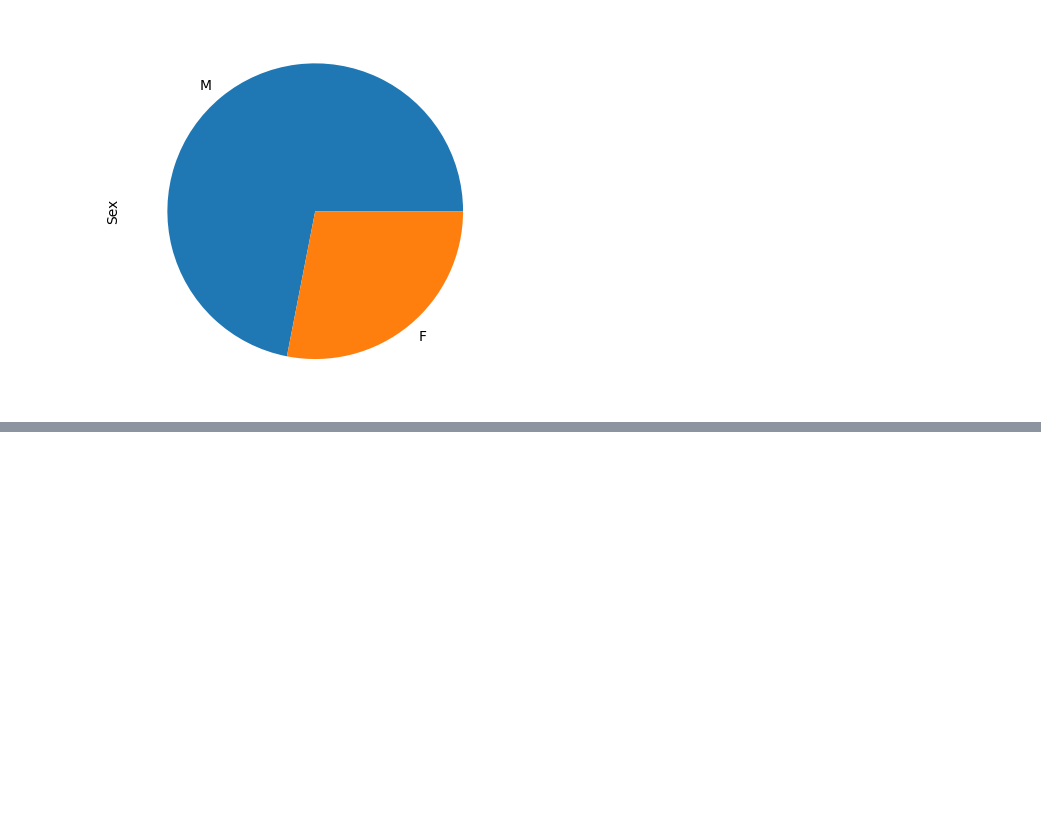
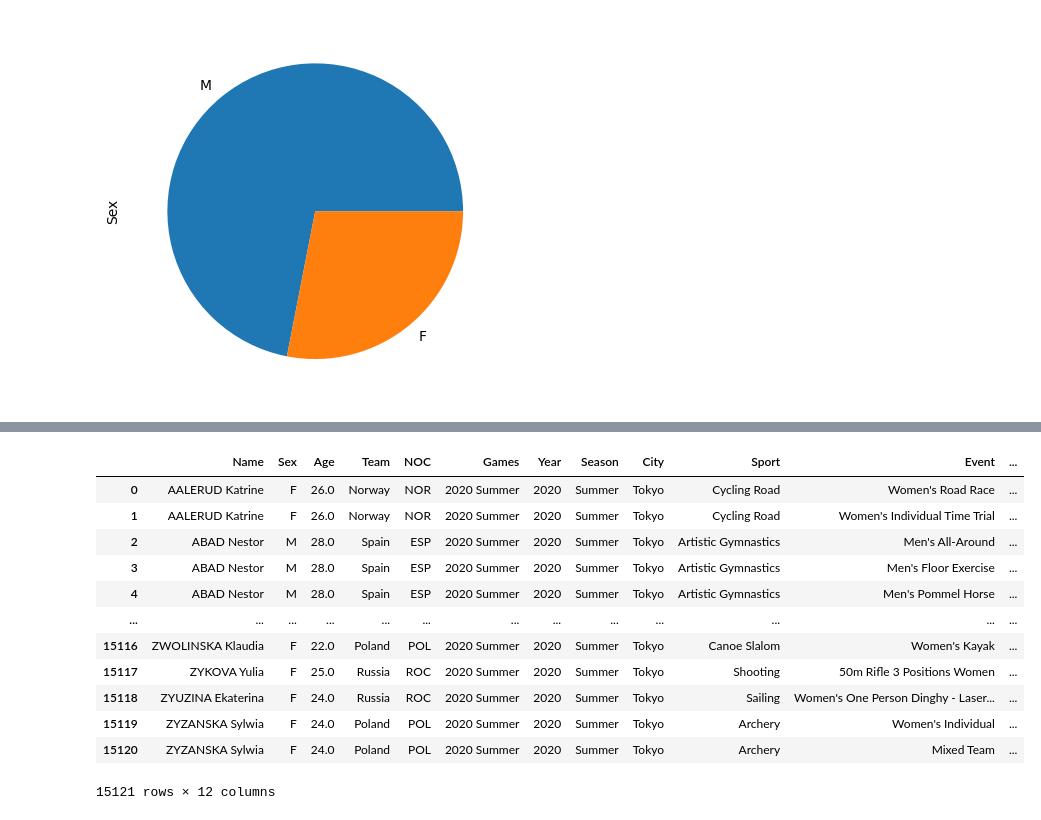
Before and after one commit to binda7/OG_pandas_pySpark_compare, a Jupyter notebook: Summer_Athletes_Olimpics_Analytics_Pandas_and_MatPlotLib.ipynb, the cells around one changed output, grey strips where cells are left out. Saved outputs shown, nothing was run; the diff lists cells and outputs as text; code cells hidden in the pictures; blank space fills up the shorter version.

```diff
--- a/Summer_Athletes_Olimpics_Analytics_Pandas_and_MatPlotLib.ipynb
+++ b/Summer_Athletes_Olimpics_Analytics_Pandas_and_MatPlotLib.ipynb
@@ -213,0 +272,16 @@ summer_athletes['Sex'].value_counts().plot(kind='pie')
+# %%
+summer_athletes.query("Games == '2020 Summer'")
+# %% [output]
+|  | Name | Sex | Age | Team | NOC | Games | Year | Season | City | Sport | Event | ... |
+| 0 | AALERUD Katrine | F | 26.0 | Norway | NOR | 2020 Summer | 2020 | Summer | Tokyo | Cycling Road | Women's Road Race | ... |
+| 1 | AALERUD Katrine | F | 26.0 | Norway | NOR | 2020 Summer | 2020 | Summer | Tokyo | Cycling Road | Women's Individual Time Trial | ... |
+| 2 | ABAD Nestor | M | 28.0 | Spain | ESP | 2020 Summer | 2020 | Summer | Tokyo | Artistic Gymnastics | Men's All-Around | ... |
+| 3 | ABAD Nestor | M | 28.0 | Spain | ESP | 2020 Summer | 2020 | Summer | Tokyo | Artistic Gymnastics | Men's Floor Exercise | ... |
+| 4 | ABAD Nestor | M | 28.0 | Spain | ESP | 2020 Summer | 2020 | Summer | Tokyo | Artistic Gymnastics | Men's Pommel Horse | ... |
+| ... | ... | ... | ... | ... | ... | ... | ... | ... | ... | ... | ... | ... |
+| 15116 | ZWOLINSKA Klaudia | F | 22.0 | Poland | POL | 2020 Summer | 2020 | Summer | Tokyo | Canoe Slalom | Women's Kayak | ... |
+| 15117 | ZYKOVA Yulia | F | 25.0 | Russia | ROC | 2020 Summer | 2020 | Summer | Tokyo | Shooting | 50m Rifle 3 Positions Women | ... |
+| 15118 | ZYUZINA Ekaterina | F | 24.0 | Russia | ROC | 2020 Summer | 2020 | Summer | Tokyo | Sailing | Women's One Person Dinghy - Laser... | ... |
+| 15119 | ZYZANSKA Sylwia | F | 24.0 | Poland | POL | 2020 Summer | 2020 | Summer | Tokyo | Archery | Women's Individual | ... |
+| 15120 | ZYZANSKA Sylwia | F | 24.0 | Poland | POL | 2020 Summer | 2020 | Summer | Tokyo | Archery | Mixed Team | ... |
+15121 rows × 12 columns
```
Also changed, not shown: parts of 5 cells of this notebook.
